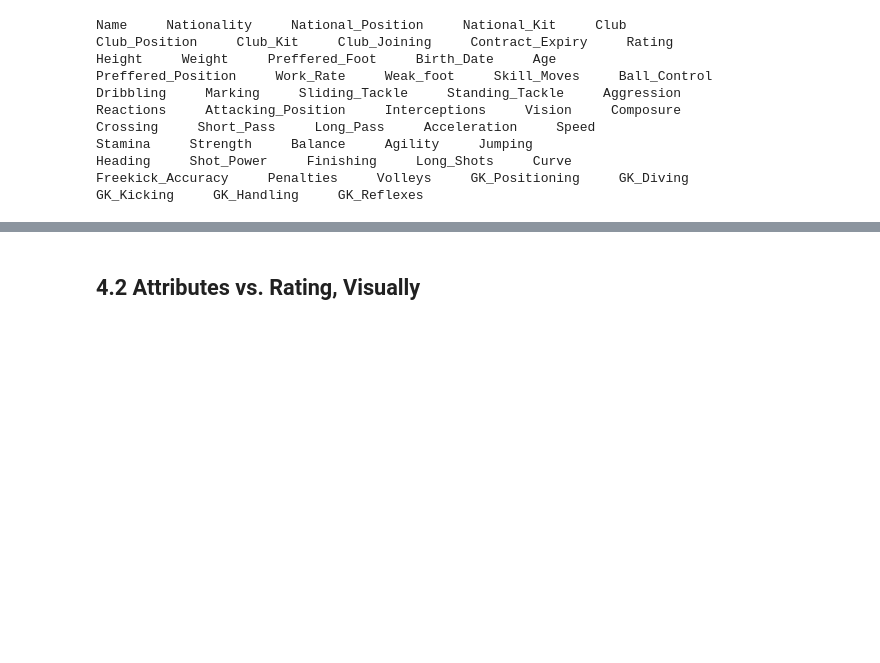
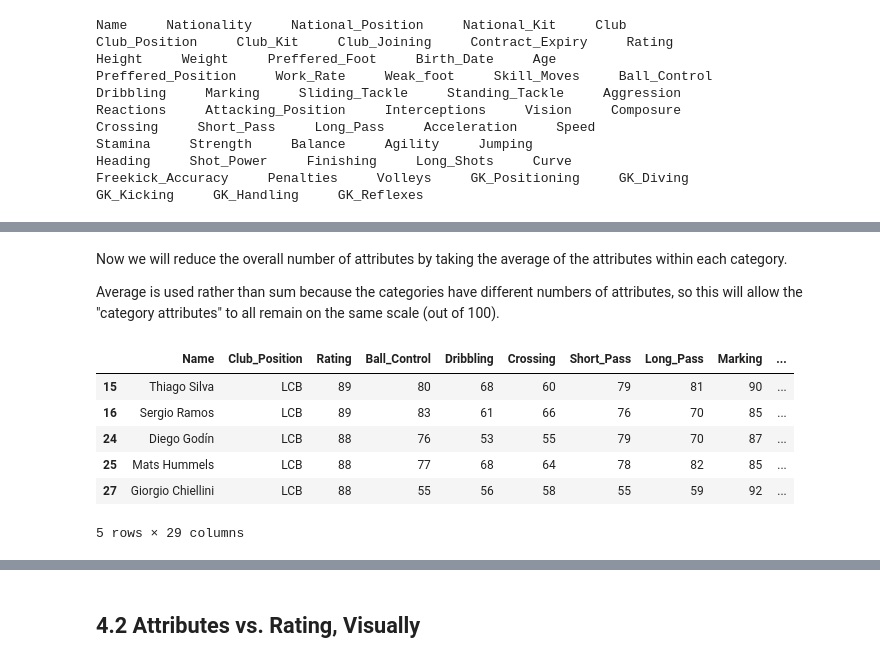
Before and after one commit to JamesHuang22/fifa, a Jupyter notebook: fifa_nb.ipynb, the cells around one changed output, grey strips where cells are left out. Saved outputs shown, nothing was run; the diff lists cells and outputs as text; code cells hidden in the pictures; blank space fills up the shorter version.

```diff
--- a/fifa_nb.ipynb
+++ b/fifa_nb.ipynb
@@ -354,0 +405,21 @@ Group Attributes By Category
+# %% [markdown]
+Now we will reduce the overall number of attributes by taking the average of the attributes within each category.
+
+
+Average is used rather than sum because the categories have different numbers of attributes, so this will allow the "category attributes" to all remain on the same scale (out of 100).
+# %%
+# could have used a loop here, but this makes it very clear what is happening
+def_with_attrs['Ball_Skills'] = def_with_attrs[ball_skills].mean(axis=1)
+def_with_attrs['Passing'] = def_with_attrs[passing].mean(axis=1)
+def_with_attrs['Defence'] = def_with_attrs[defence].mean(axis=1)
+def_with_attrs['Mental'] = def_with_attrs[mental].mean(axis=1)
+def_with_attrs['Physical'] = def_with_attrs[physical].mean(axis=1)
+def_with_attrs.head()
+# %% [output]
+|  | Name | Club_Position | Rating | Ball_Control | Dribbling | Crossing | Short_Pass | Long_Pass | Marking | ... |
+| 15 | Thiago Silva | LCB | 89 | 80 | 68 | 60 | 79 | 81 | 90 | ... |
+| 16 | Sergio Ramos | LCB | 89 | 83 | 61 | 66 | 76 | 70 | 85 | ... |
+| 24 | Diego Godín | LCB | 88 | 76 | 53 | 55 | 79 | 70 | 87 | ... |
+| 25 | Mats Hummels | LCB | 88 | 77 | 68 | 64 | 78 | 82 | 85 | ... |
+| 27 | Giorgio Chiellini | LCB | 88 | 55 | 56 | 58 | 55 | 59 | 92 | ... |
+5 rows × 29 columns
```
Also changed, not shown: parts of 24 cells of this notebook, 2 other files.
